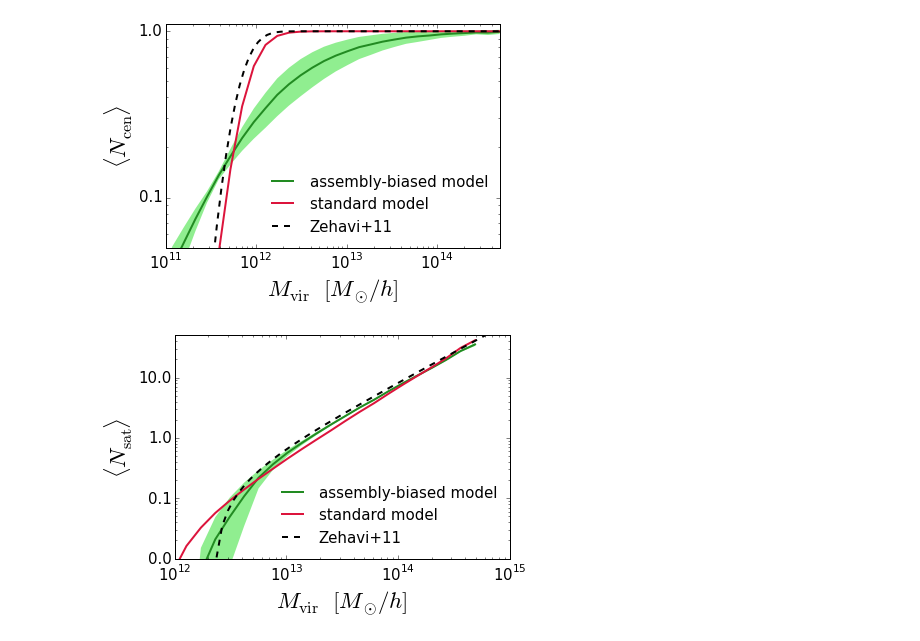
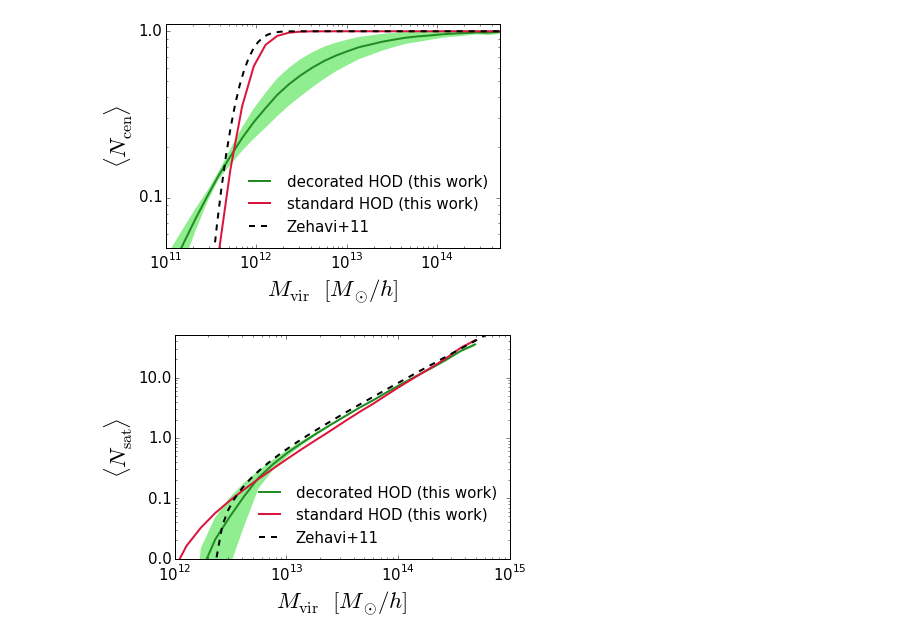
Before and after one commit to andrew-zentner/abmcmc, a Jupyter notebook: plot_hods.ipynb, the cells around one changed output. Cells and saved outputs as stored; diff of their text form; code cells hidden in the pictures.

Commit message:
Updated text with new figure of direct HODs, resolving #11

```diff
--- a/plot_hods.ipynb
+++ b/plot_hods.ipynb
@@ -21,46 +21,46 @@ fig = plt.figure()
 ax = fig.add_subplot(111)
 
 ax.plot(ab_model['mass_bin_midpoints'], ab_model['mean_ncen'],
-         color='forestgreen', label='assembly-biased model', linewidth=2)
+         color='forestgreen', label='decorated HOD (this work)', linewidth=2)
 ax.plot(std_model['mass_bin_midpoints'], std_model['mean_ncen'],
-         color='crimson', label='standard model', linewidth=2)
+         color='crimson', label='standard HOD (this work)', linewidth=2)
 
 # Plot errors
 y1 = ab_model['mean_ncen'] - ab_model['stddev_ncen']
 y2 = ab_model['mean_ncen'] + ab_model['stddev_ncen']
 y_low = np.where(y2 < y1, y2, y1)
 y_high = np.where(y2 > y1, y2, y1)
 
 ax.fill_between(ab_model['mass_bin_midpoints'], y_low,  y_high,
                 where = y2 >= y1, facecolor='lightgreen', color="none", interpolate=True)
 
 mass_array = np.logspace(10, 15, 100)
 ax.plot(mass_array, zehavi11_model.mean_occupation_centrals(prim_haloprop=mass_array),
          '--', color='k', label='Zehavi+11', linewidth=2)
 
 plt.loglog()
 plt.xticks(size=15); plt.yticks(size=15)
 plt.xlim(xmin = 1e11, xmax=5e14)
 plt.ylim(ymin = 0.05, ymax = 1.1)
 xlabel = ax.set_xlabel(r'$M_{\rm vir}$  $[M_{\odot}/h]$', size=23)
 ylabel = ax.set_ylabel(r'$\langle N_{\rm cen} \rangle$', size=23)
 
 ax.yaxis.set_major_formatter(ticker.FormatStrFormatter('%.1f'))
 
 
 plt.legend(fontsize=15, frameon=False, loc='best')
 fig.savefig('central_hod_comparison.pdf',
                   bbox_extra_artists=[xlabel, ylabel], bbox_inches='tight')
 # %% [output]
-[figure, old version]
+[figure, new version]
 # %%
 fig = plt.figure()
 ax = fig.add_subplot(111)
 
 ax.plot(ab_model['mass_bin_midpoints'], ab_model['mean_nsat'],
-         color='forestgreen', label='assembly-biased model', linewidth=2)
+         color='forestgreen', label='decorated HOD (this work)', linewidth=2)
 ax.plot(std_model['mass_bin_midpoints'], std_model['mean_nsat'],
-         color='crimson', label='standard model', linewidth=2)
+         color='crimson', label='standard HOD (this work)', linewidth=2)
 
 mass_array = np.logspace(10, 15, 100)
 ax.plot(mass_array, zehavi11_model.mean_occupation_satellites(prim_haloprop=mass_array),
@@ -87,4 +87,4 @@ plt.legend(fontsize=15, frameon=False, loc='best')
 fig.savefig('satellite_hod_comparison.pdf',
                   bbox_extra_artists=[xlabel, ylabel], bbox_inches='tight')
 # %% [output]
-[figure, old version]
+[figure, new version]
```
Also changed, not shown: 4 other files.
